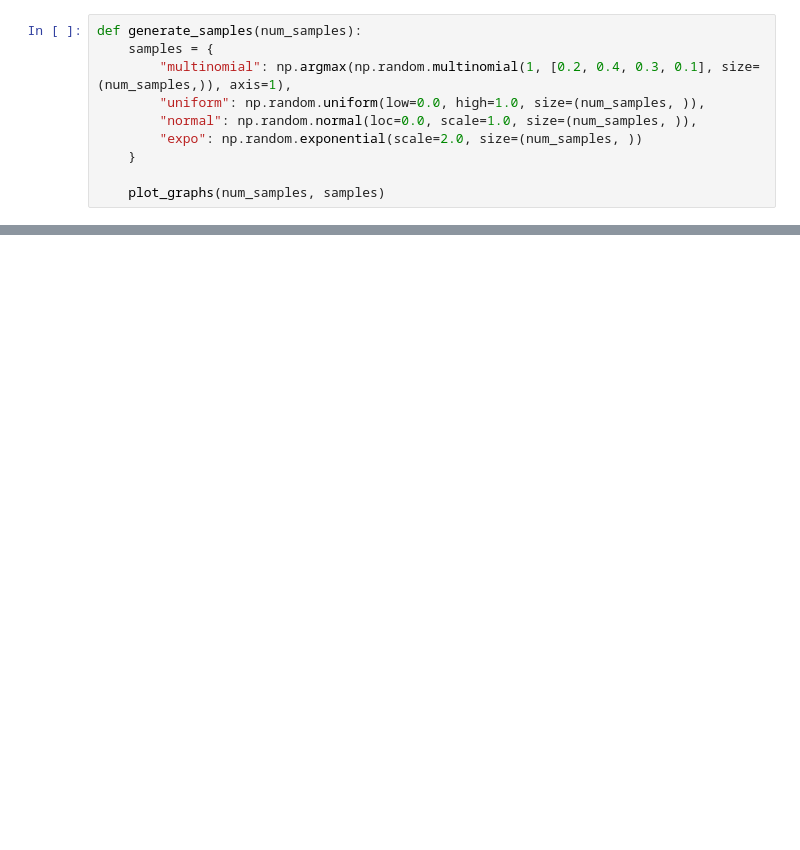
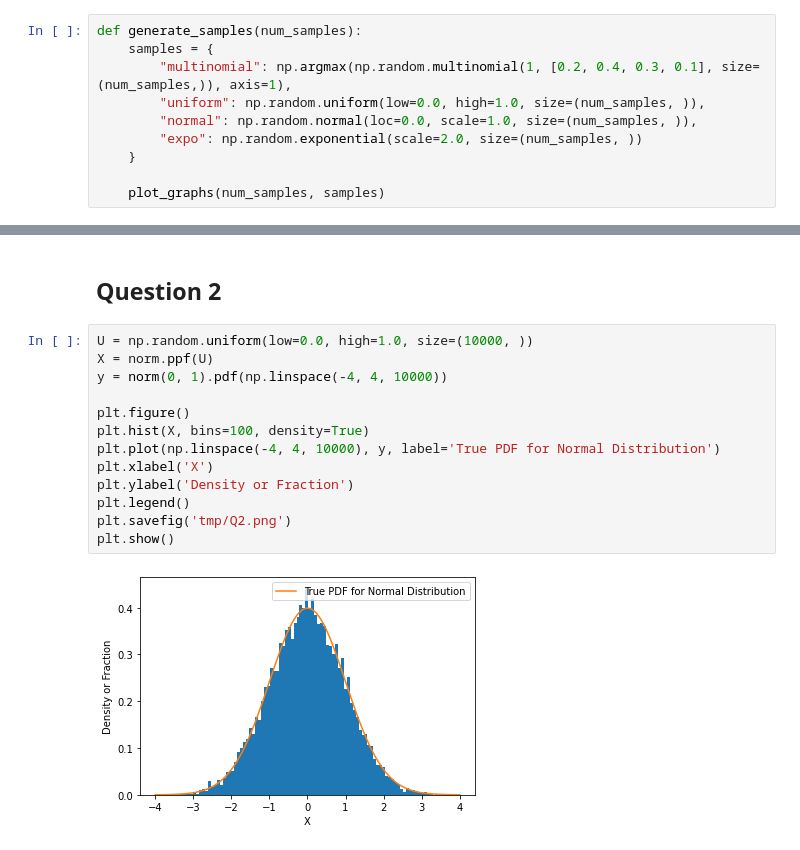
Before and after one commit to Utkarshp1/CS-414-Reinforcement-Learning, a Jupyter notebook: Lab1/Untitled.ipynb, the cells around one changed output, grey strips where cells are left out. Cells and saved outputs as stored; diff of their text form; blank space fills up the shorter version.

```diff
--- a/Lab1/Untitled.ipynb
+++ b/Lab1/Untitled.ipynb
@@ -124,0 +70,17 @@ for i in [100, 1000, 10000]:
+# %% [markdown]
+## Question 2
+# %%
+U = np.random.uniform(low=0.0, high=1.0, size=(10000, ))
+X = norm.ppf(U)
+y = norm(0, 1).pdf(np.linspace(-4, 4, 10000))
+
+plt.figure()
+plt.hist(X, bins=100, density=True)
+plt.plot(np.linspace(-4, 4, 10000), y, label='True PDF for Normal Distribution')
+plt.xlabel('X')
+plt.ylabel('Density or Fraction')
+plt.legend()
+plt.savefig('tmp/Q2.png')
+plt.show()
+# %% [output]
+[figure, added]
```
Also changed, not shown: parts of 33 cells of this notebook, 7 other files.
